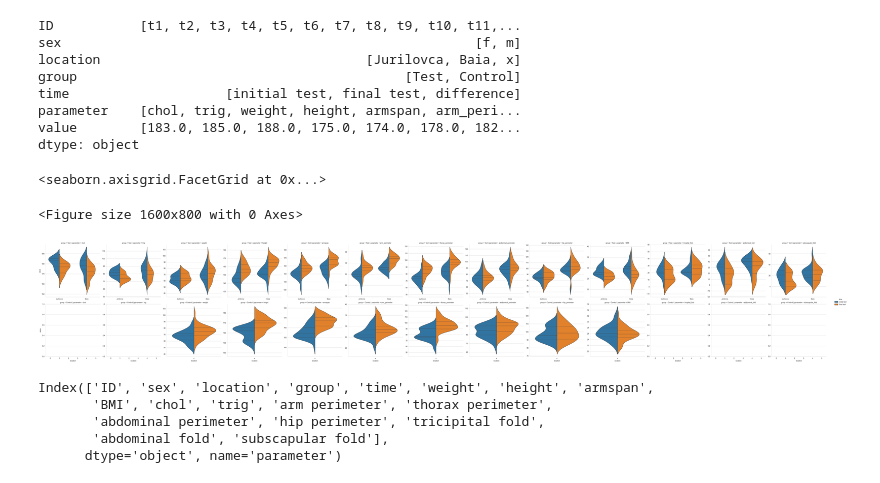
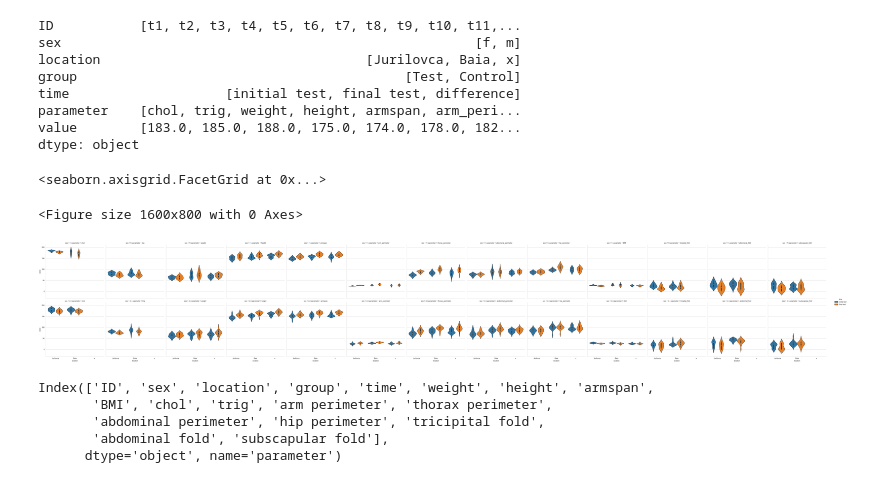
Before and after one commit to subthalamic/subthalamic, a Jupyter notebook: obesity/perim2.ipynb, the cells around one changed output. Saved outputs shown, nothing was run; the diff lists cells and outputs as text; code cells hidden in the pictures.

```diff
--- a/obesity/perim2.ipynb
+++ b/obesity/perim2.ipynb
@@ -38,7 +38,7 @@ m.columns = ['ID', 'group', 'sex', 'birth_year', 'chol_init', 'chol_final',
        'abdominal_fold_init', 'subscapular_fold_final',
        'subscapular_fold_init']
 # %%
-m.insert(1, 'location', 'x')
+m.insert(1, 'location', 'Cerna')
 # %%
 m.loc[m.group=='Test', 'location'] = pd.read_csv('spirometrie.csv')['Group (school)']
 # %%
@@ -188,13 +188,14 @@ dtype: object
 # %%
 sns.set_style("whitegrid")
 mpl.pyplot.figure(figsize=(16,8))
-sns.catplot(data=mm.loc[mm.time!='difference'], x='location', y='value', row='group', col='parameter', hue='time',
-            sharex=False, sharey=False,
-            kind='violin', inner='quart', split=True)
+sns.catplot(data=mm.loc[mm.time!='difference'], x='location', y='value', row='sex', col='parameter', hue='time',
+            sharex=True, sharey=True,
+            kind='violin', inner='box', split=False)
+#plt.savefig('perim-all-detailed-sxsy.pdf')
 # %% [output]
 <seaborn.axisgrid.FacetGrid at 0x...>
 <Figure size 1600x800 with 0 Axes>
-[figure, old version]
+[figure, new version]
 # %%
 mp.columns
 # %% [output]
```
Also changed, not shown: parts of 21 cells of this notebook.
